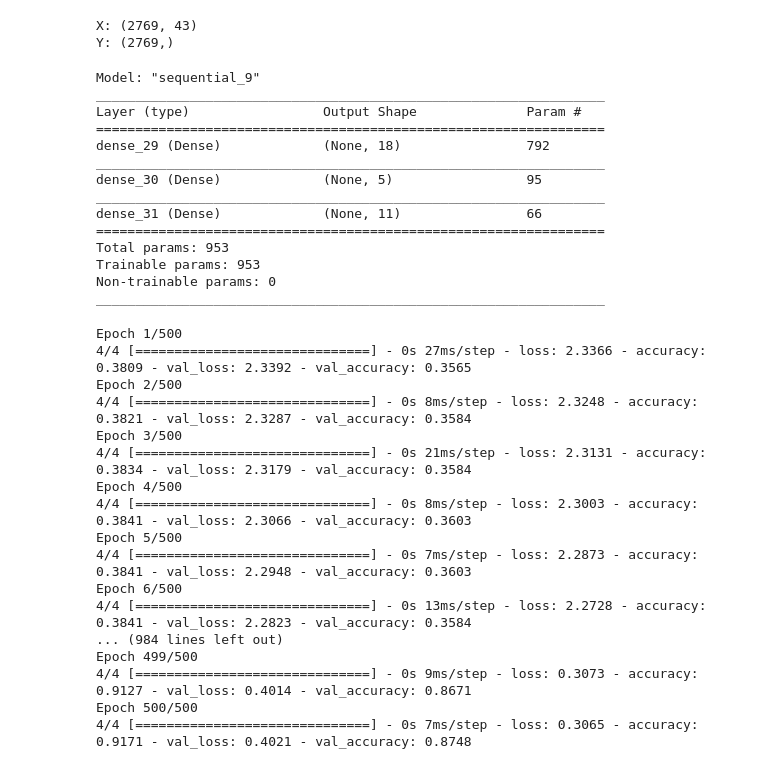
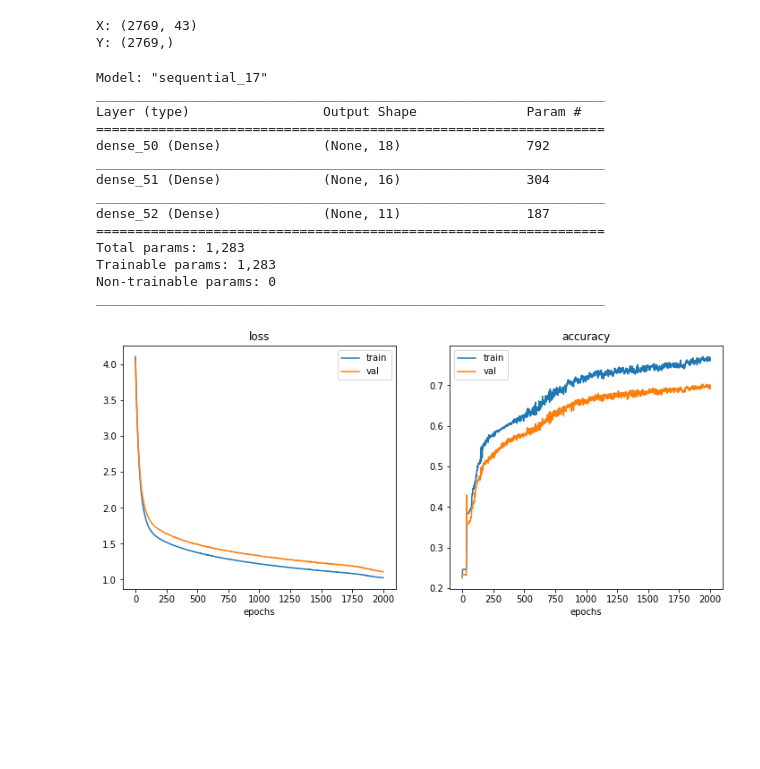
Before and after one commit to Ali-Setareh/Machine-learning-in-physics-Project, a Jupyter notebook: phase 3 - Neural Network/bining_data.ipynb, the cells around one changed output. Drawn from its saved outputs; the diff is of its cells as text; code cells hidden in the pictures; blank space fills up the shorter version.

```diff
--- a/phase 3 - Neural Network/bining_data.ipynb
+++ b/phase 3 - Neural Network/bining_data.ipynb
@@ -533,51 +533,55 @@ print(f'X: {X.shape} \nY: {Y.shape}')
 X: (2769, 43)
 Y: (2769,)
 # %%
-X_train, X_test, Y_train, Y_test = train_test_split(X, Y, random_state=0)
+Y_oh = ks.utils.to_categorical(Y, num_classes=len(set(Y)), dtype=int)
+X_train, X_test, Y_train, Y_test = train_test_split(X, Y_oh, random_state=0)
+
+
 model = Sequential()
-model.add(Dense(18, input_dim=X.shape[1], kernel_initializer='normal', activation='relu'))
-model.add(Dense(5, activation='relu'))
+model.add(Dense(18, input_dim=X.shape[1], kernel_initializer='normal', activation='relu',kernel_regularizer=ks.regularizers.l2(.05)))
 #model.add(Dropout(0.5))
+model.add(Dense(16, activation='relu',kernel_regularizer=ks.regularizers.l2(.05)))
 model.add(Dense(len(set(Y)), activation='softmax'))
 model.summary()
 # %% [output]
-Model: "sequential_9"
+Model: "sequential_17"
 _________________________________________________________________
 Layer (type)                 Output Shape              Param #
 =================================================================
-dense_29 (Dense)             (None, 18)                792
+dense_50 (Dense)             (None, 18)                792
 _________________________________________________________________
-dense_30 (Dense)             (None, 5)                 95
+dense_51 (Dense)             (None, 16)                304
 _________________________________________________________________
-dense_31 (Dense)             (None, 11)                66
+dense_52 (Dense)             (None, 11)                187
 =================================================================
-Total params: 953
-Trainable params: 953
+Total params: 1,283
+Trainable params: 1,283
 Non-trainable params: 0
 _________________________________________________________________
 # %%
 model.compile(optimizer='adam',
-              loss='sparse_categorical_crossentropy',
+              loss='categorical_crossentropy',
               metrics=['accuracy'])
 # %%
-history = model.fit(X_train,Y_train, validation_split=0.25, epochs=500, batch_size=500)
+history = model.fit(X_train,Y_train, validation_split=0.25, epochs=2000, batch_size=500,verbose=0)
-# %% [output]
-Epoch 1/500
-4/4 [==============================] - 0s 27ms/step - loss: 2.3366 - accuracy: 0.3809 - val_loss: 2.3392 - val_accuracy: 0.3565
-Epoch 2/500
-4/4 [==============================] - 0s 8ms/step - loss: 2.3248 - accuracy: 0.3821 - val_loss: 2.3287 - val_accuracy: 0.3584
-Epoch 3/500
-4/4 [==============================] - 0s 21ms/step - loss: 2.3131 - accuracy: 0.3834 - val_loss: 2.3179 - val_accuracy: 0.3584
-Epoch 4/500
-4/4 [==============================] - 0s 8ms/step - loss: 2.3003 - accuracy: 0.3841 - val_loss: 2.3066 - val_accuracy: 0.3603
-Epoch 5/500
-4/4 [==============================] - 0s 7ms/step - loss: 2.2873 - accuracy: 0.3841 - val_loss: 2.2948 - val_accuracy: 0.3603
-Epoch 6/500
-4/4 [==============================] - 0s 13ms/step - loss: 2.2728 - accuracy: 0.3841 - val_loss: 2.2823 - val_accuracy: 0.3584
-... (984 lines left out)
-Epoch 499/500
-4/4 [==============================] - 0s 9ms/step - loss: 0.3073 - accuracy: 0.9127 - val_loss: 0.4014 - val_accuracy: 0.8671
-Epoch 500/500
-4/4 [==============================] - 0s 7ms/step - loss: 0.3065 - accuracy: 0.9171 - val_loss: 0.4021 - val_accuracy: 0.8748
+# %%
+fig,ax=plt.subplots(1,2,figsize=(12,5))
+ax[0].plot(history.history['loss'])
+ax[0].plot(history.history['val_loss'])
+
+ax[1].plot(history.history['accuracy'])
+ax[1].plot(history.history['val_accuracy'])
+
+ax[0].legend(['train','val'])
+ax[1].legend(['train','val'])
+
+ax[0].set_title('loss')
+ax[1].set_title('accuracy')
+
+ax[0].set_xlabel('epochs')
+ax[1].set_xlabel('epochs')
+plt.show()
+# %% [output]
+[figure, added]
 # %%
 from sklearn.metrics import confusion_matrix
```
Also changed, not shown: parts of 18 cells of this notebook.
